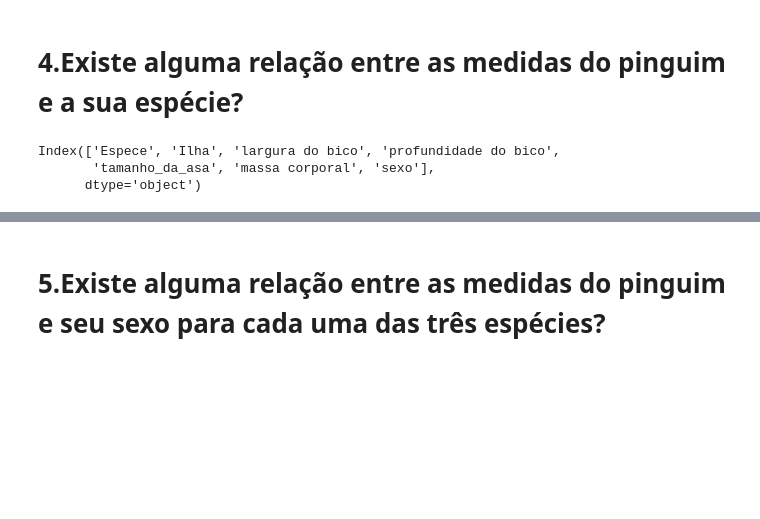
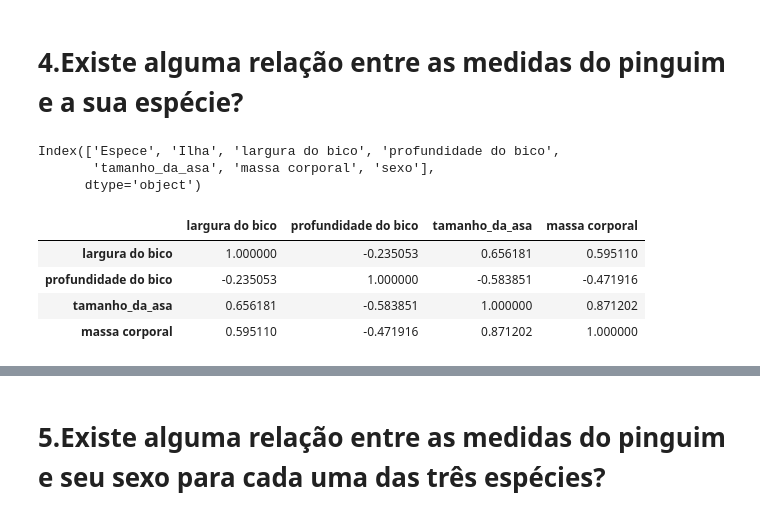
Before and after one commit to XaNd204/ML, a Jupyter notebook: Projeto ML - Pinguins.ipynb, the cells around one changed output, grey strips where cells are left out. Drawn from its saved outputs; the diff is of its cells as text; code cells hidden in the pictures; blank space fills up the shorter version.

```diff
--- a/Projeto ML - Pinguins.ipynb
+++ b/Projeto ML - Pinguins.ipynb
@@ -121,5 +121,13 @@ Index(['Espece', 'Ilha', 'largura do bico', 'profundidade do bico',
        'tamanho_da_asa', 'massa corporal', 'sexo'],
       dtype='object')
 # %%
-colunas_numericas = ['largura do bico', 'profundidade do bico', 'tamanho_da_asa', 'massa corporal']
+measures = ['largura do bico', 'profundidade do bico', 'tamanho_da_asa', 'massa corporal']
+# %%
+pg[measures].corr()
+# %% [output]
+|  | largura do bico | profundidade do bico | tamanho_da_asa | massa corporal |
+| largura do bico | 1.000000 | -0.235053 | 0.656181 | 0.595110 |
+| profundidade do bico | -0.235053 | 1.000000 | -0.583851 | -0.471916 |
+| tamanho_da_asa | 0.656181 | -0.583851 | 1.000000 | 0.871202 |
+| massa corporal | 0.595110 | -0.471916 | 0.871202 | 1.000000 |
 # %%
```
Also changed, not shown: parts of 2 cells of this notebook.
